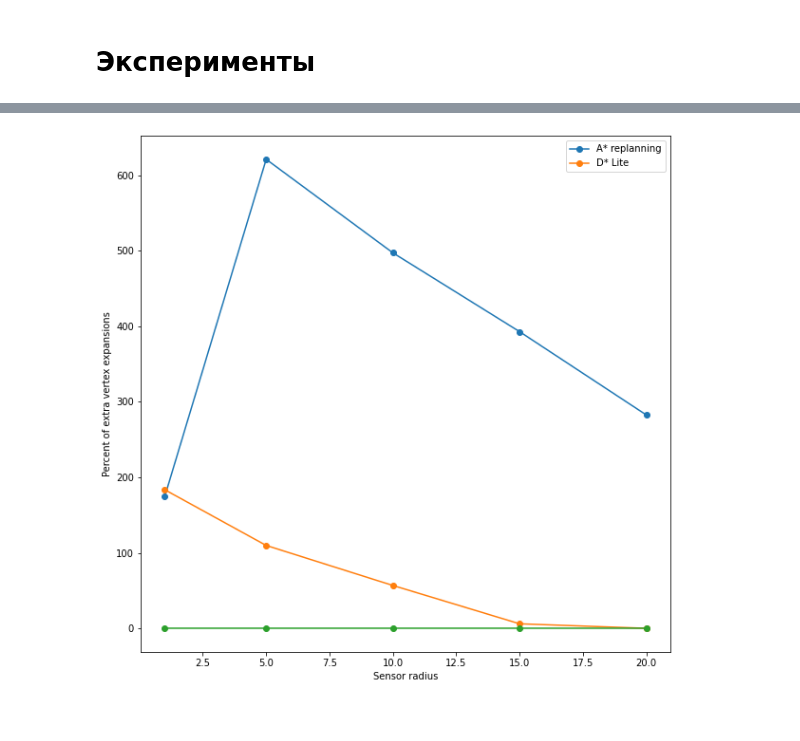
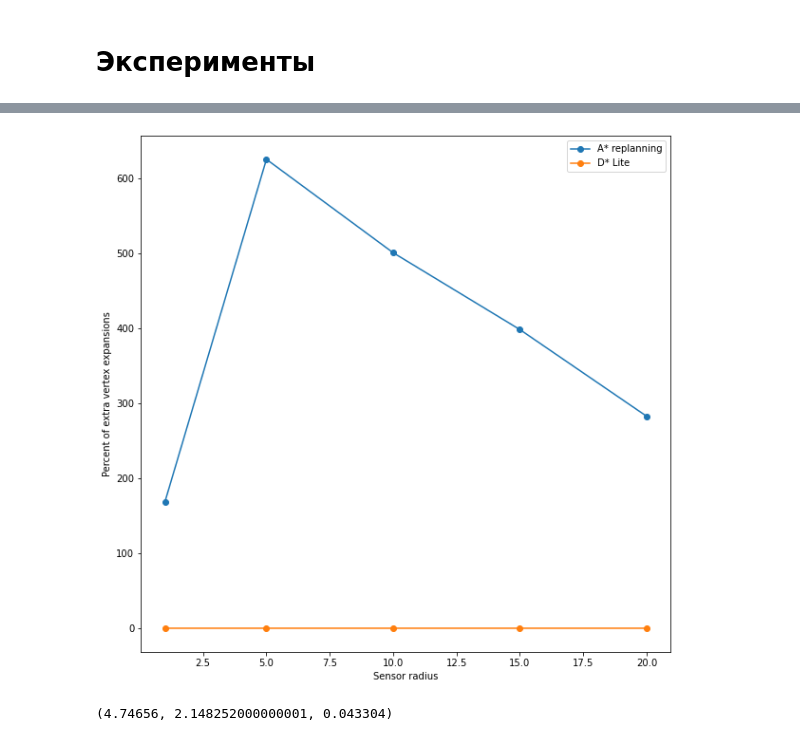
Before and after one commit to aokiga/d_star_lite, a Jupyter notebook: test_and_visual.ipynb, the cells around one changed output, grey strips where cells are left out. Saved outputs shown, nothing was run; the diff lists cells and outputs as text; code cells hidden in the pictures.

```diff
--- a/test_and_visual.ipynb
+++ b/test_and_visual.ipynb
@@ -169,4 +209,4 @@ results_sensor_asr
 # %%
-results_sensor_dsl = test_sensor(a_star_replanning)
+results_sensor_dsl = test_sensor(d_star_lite)
 results_sensor_dsl
 # %% [output]
@@ -212,11 +320,10 @@ plt.show()
 # %%
 plt.figure(figsize=(10,10))
 plt.plot(results_sensor_asr.keys(), nodes_expanded_sensor_asr*100, marker='o')
 plt.plot(results_sensor_asr.keys(), nodes_expanded_sensor_dsl*100, marker='o')
-plt.plot(results_sensor_asr.keys(), nodes_expanded_sensor_lssrta*100, marker='o')
 plt.legend(['A* replanning', 'D* Lite'])
 plt.xlabel('Sensor radius')
 plt.ylabel('Percent of extra vertex expansions')
 plt.show()
 # %% [output]
-[figure, old version]
+[figure, new version]
@@ -222,0 +341,4 @@ plt.show()
+# %%
+results_big_asr
+# %% [output]
+(4.74656, 2.148252000000001, 0.043304)
```
Also changed, not shown: parts of 68 cells of this notebook, 5 other files.
